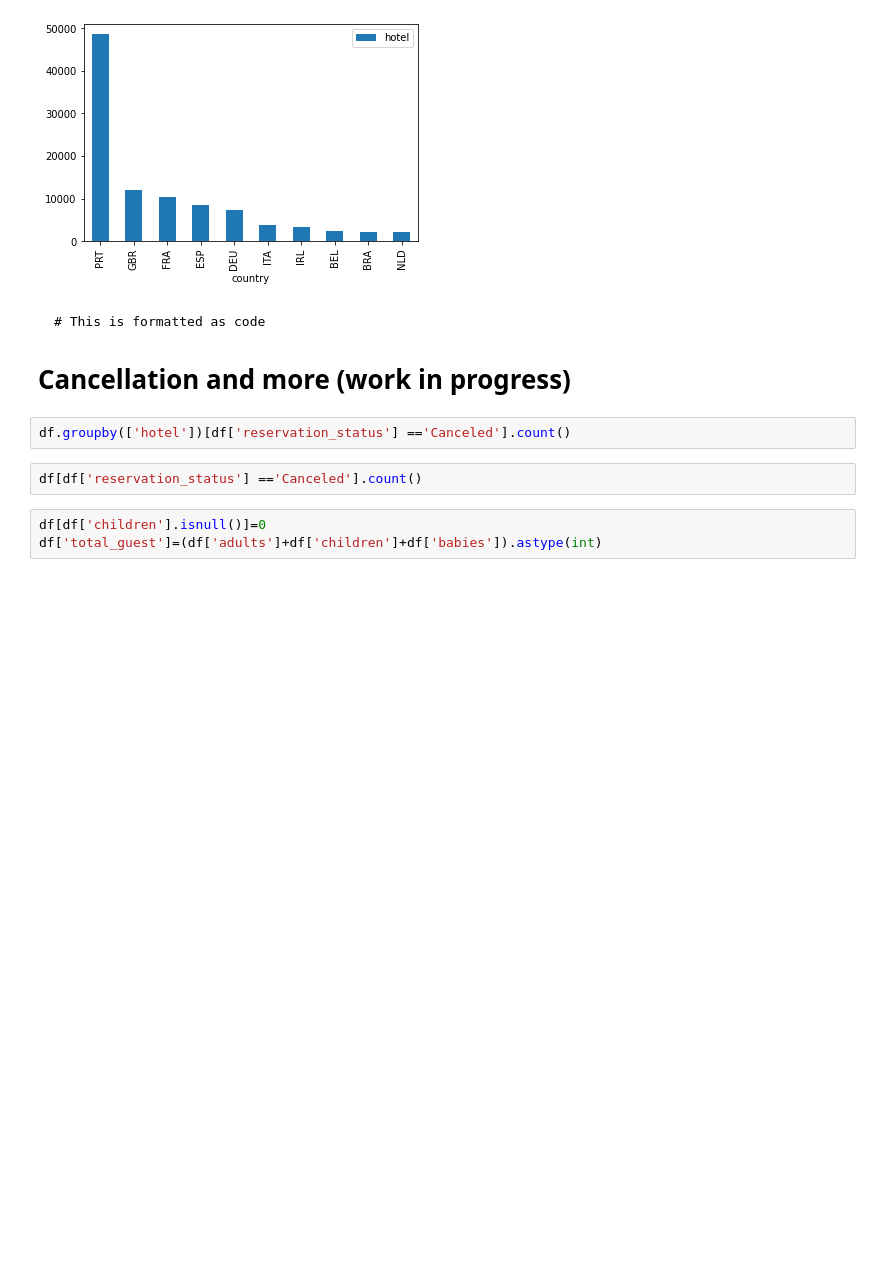
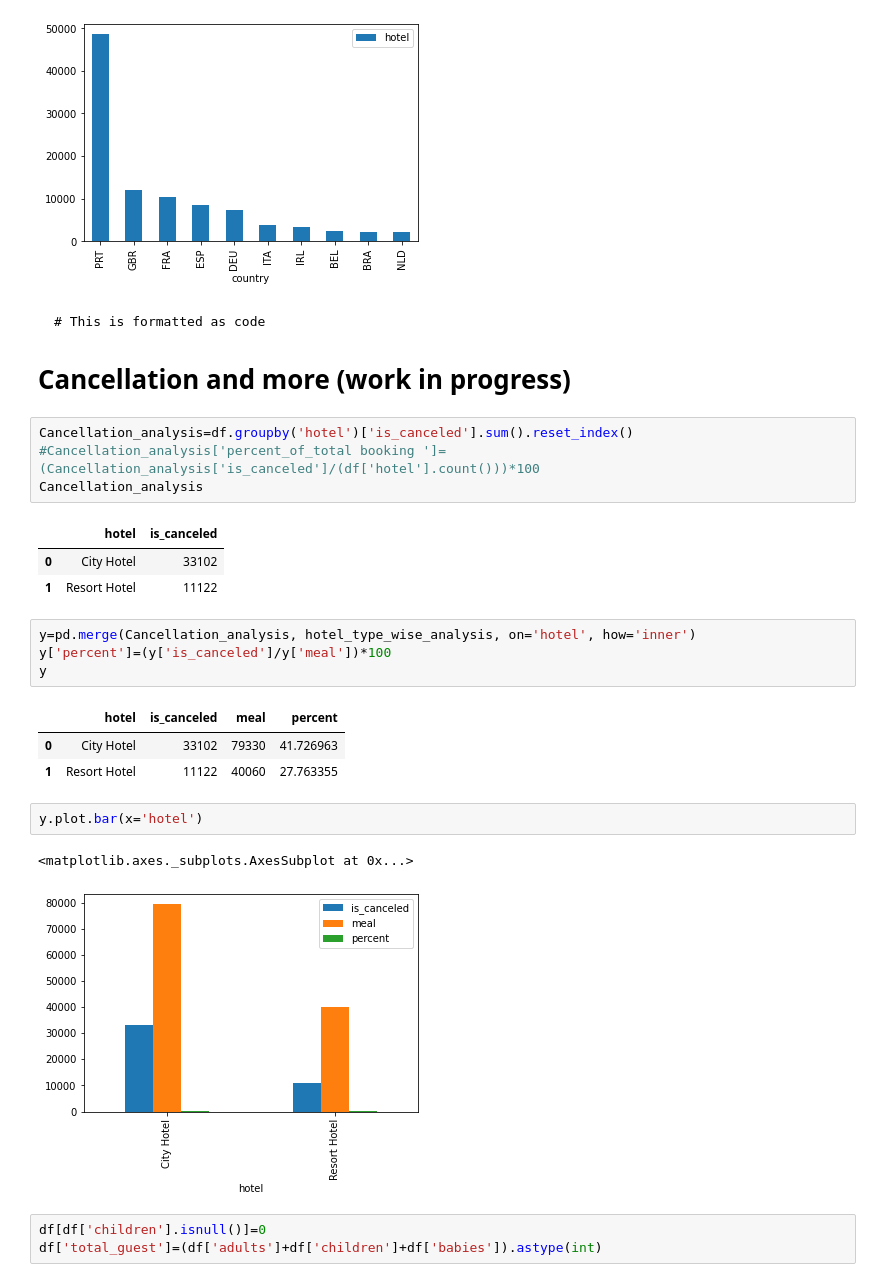
Before and after one commit to solankinitin1210/Capstone-Project-Hotel-Booking-Analysis, a Jupyter notebook: Capstone_Project_Hotel_Booking_Analysis_Capstone_Project.ipynb, the cells around one changed output. Cells and saved outputs as stored; diff of their text form; blank space fills up the shorter version.

````diff
--- a/Capstone_Project_Hotel_Booking_Analysis_Capstone_Project.ipynb
+++ b/Capstone_Project_Hotel_Booking_Analysis_Capstone_Project.ipynb
@@ -217,10 +229,27 @@ country_wise.head(10).plot.bar(x='country',y='hotel')
 ```
 
 # Cancellation and more (work in progress)
-# %%
-df.groupby(['hotel'])[df['reservation_status'] =='Canceled'].count()
-# %%
-df[df['reservation_status'] =='Canceled'].count()
+# %%
+Cancellation_analysis=df.groupby('hotel')['is_canceled'].sum().reset_index()
+#Cancellation_analysis['percent_of_total booking ']=(Cancellation_analysis['is_canceled']/(df['hotel'].count()))*100
+Cancellation_analysis
+# %% [output]
+|  | hotel | is_canceled |
+| 0 | City Hotel | 33102 |
+| 1 | Resort Hotel | 11122 |
+# %%
+y=pd.merge(Cancellation_analysis, hotel_type_wise_analysis, on='hotel', how='inner')
+y['percent']=(y['is_canceled']/y['meal'])*100
+y
+# %% [output]
+|  | hotel | is_canceled | meal | percent |
+| 0 | City Hotel | 33102 | 79330 | 41.726963 |
+| 1 | Resort Hotel | 11122 | 40060 | 27.763355 |
+# %%
+y.plot.bar(x='hotel')
+# %% [output]
+<matplotlib.axes._subplots.AxesSubplot at 0x...>
+[figure, added]
 # %%
 df[df['children'].isnull()]=0
 df['total_guest']=(df['adults']+df['children']+df['babies']).astype(int)
````
Also changed, not shown: parts of 9 cells of this notebook.
